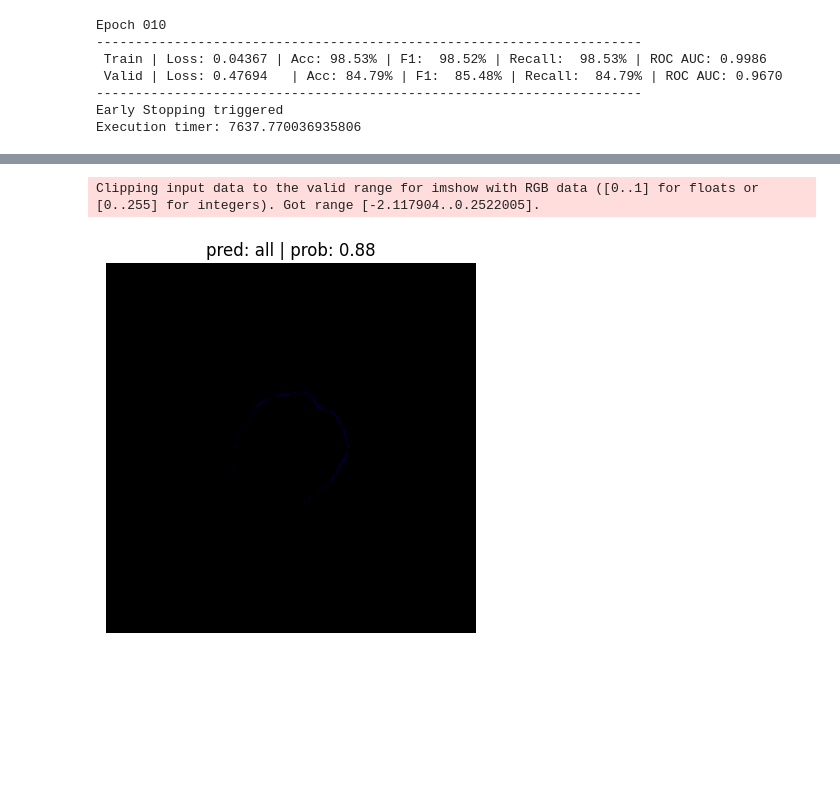
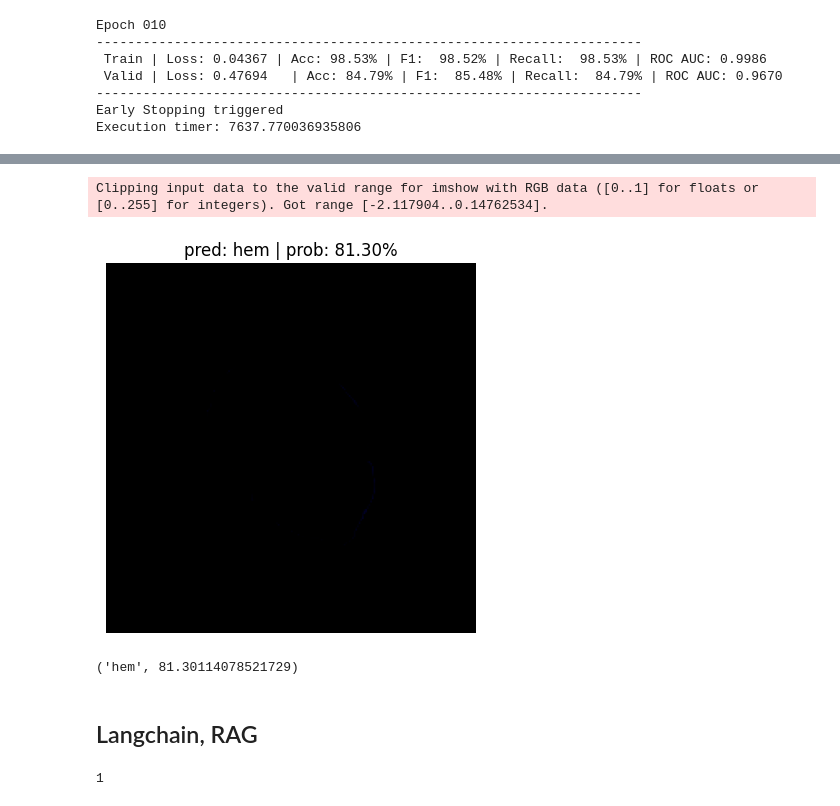
Before and after one commit to Gourav-Desetty/Acute-Lymphomatic-Leukemia_CNN, a Jupyter notebook: notebooks/main.ipynb, the cells around one changed output, grey strips where cells are left out. Drawn from its saved outputs; the diff is of its cells as text; code cells hidden in the pictures; blank space fills up the shorter version.

```diff
--- a/notebooks/main.ipynb
+++ b/notebooks/main.ipynb
@@ -541,3 +553,8 @@ model_name = "leukemia_model_efficientnet_b0.pth"
 model_save_path = model_path / model_name
 
 torch.save(model.state_dict(), f=model_save_path)
+# %%
+model = LeukemiaCNN(num_classes=2, pretrained=False)
+model.load_state_dict(torch.load("../Models/leukemia_model_efficientnet_b0.pth", map_location=device))
+model.to(device)
+model.eval()
@@ -609,14 +644,24 @@ def pred_plot_image(model:torch.nn.Module, image_path: str, class_name:List[str]
     target_image_pred_prob = torch.softmax(target_image_pred, dim=1)
     target_image_pred_label = torch.argmax(target_image_pred_prob, dim=1)
 
-    plt.title(f"pred: {class_name[target_image_pred_label]} | prob: {target_image_pred_prob.max():.2f}")
+    pred_percentage = target_image_pred_prob.max().item() * 100
+
+    plt.title(f"pred: {class_name[target_image_pred_label]} | prob: {pred_percentage:.2f}%")
     plt.imshow(target_image_transformed.permute(1, 2, 0))
     plt.axis(False)
+
+    return class_name[target_image_pred_label], pred_percentage
 # %%
-pred_plot_image(model=model,
+prediction, preds_percent = pred_plot_image(model=model,
                     image_path=random.choice(list(test_final_dir.glob("*/*.bmp"))),
                     class_name=["hem", "all"],
                     transform=val_transform)
 # %% [output]
-Clipping input data to the valid range for imshow with RGB data ([0..1] for floats or [0..255] for integers). Got range [-2.117904..0.2522005].
+Clipping input data to the valid range for imshow with RGB data ([0..1] for floats or [0..255] for integers). Got range [-2.117904..0.14762534].
-[figure, old version]
+[figure, new version]
+# %%
+prediction, preds_percent
+# %% [output]
+('hem', 81.30114078521729)
+# %% [markdown]
+## Langchain, RAG
@@ -622,0 +675,17 @@ Clipping input data to the valid range for imshow with RGB data ([0..1] for floa
+# %%
+from langchain_community.document_loaders import WebBaseLoader
+
+# urls = [
+#     "https://pubmed.ncbi.nlm.nih.gov/25435111/",
+#     "https://pubmed.ncbi.nlm.nih.gov/31657974/",
+#     "https://pubmed.ncbi.nlm.nih.gov/32247396/",
+#     "https://en.wikipedia.org/wiki/Acute_lymphoblastic_leukemia"
+# ]
+
+urls = ["https://my.clevelandclinic.org/health/diseases/21564-acute-lymphocytic-leukemia"]
+
+loader = WebBaseLoader(urls)
+docs = loader.load()
+print(len(docs))
+# %% [output]
+1
```
Also changed, not shown: parts of 6 cells of this notebook, 5 other files.
